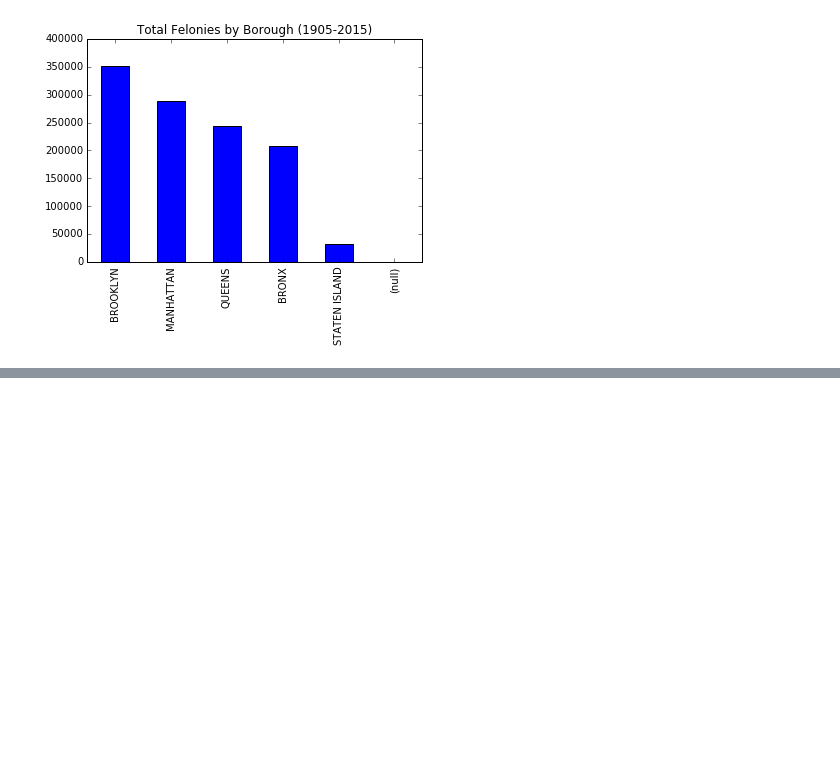
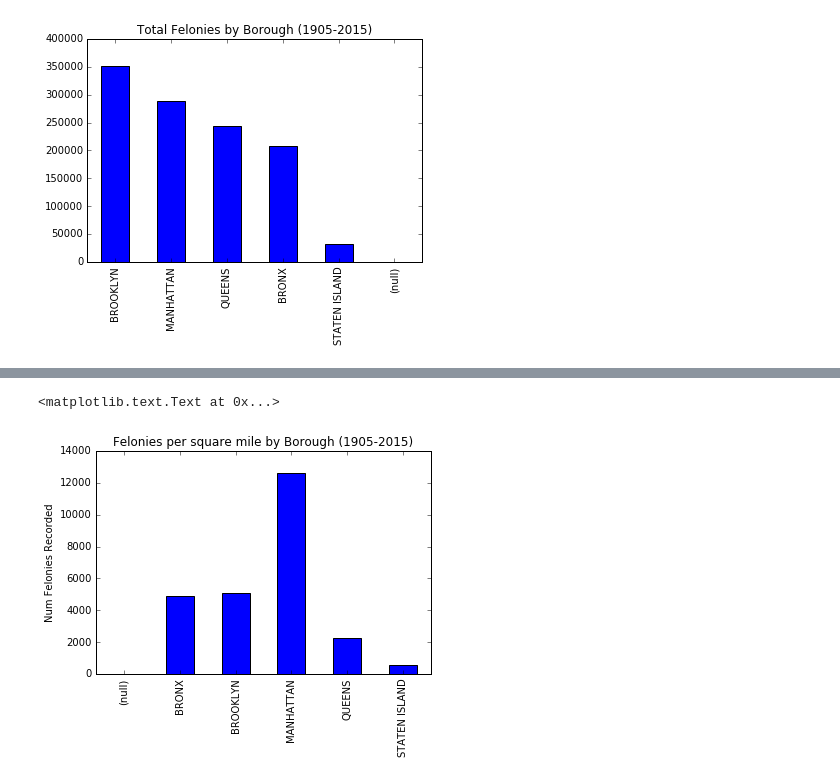
Before and after one commit to mmillervedam/INFOW18_FinalProject, a Jupyter notebook: NYPD_dataset_InitialStats.ipynb, the cells around one changed output, grey strips where cells are left out. Saved outputs shown, nothing was run; the diff lists cells and outputs as text; code cells hidden in the pictures; blank space fills up the shorter version.

```diff
--- a/NYPD_dataset_InitialStats.ipynb
+++ b/NYPD_dataset_InitialStats.ipynb
@@ -82,0 +132,9 @@ plt.title("Felonies committed in NYC by Year(2000-2015)")
+# %%
+# Re computing borough totals relative to borough area
+felonies_per_capita = felony_df.Borough.value_counts()/borough_df['Area(sq mi)']
+felonies_per_capita.plot(kind = 'bar')
+plt.title("Felonies per square mile by Borough (1905-2015)")
+plt.ylabel("Num Felonies Recorded")
+# %% [output]
+<matplotlib.text.Text at 0x...>
+[figure, added]
```
Also changed, not shown: parts of 13 cells of this notebook.
